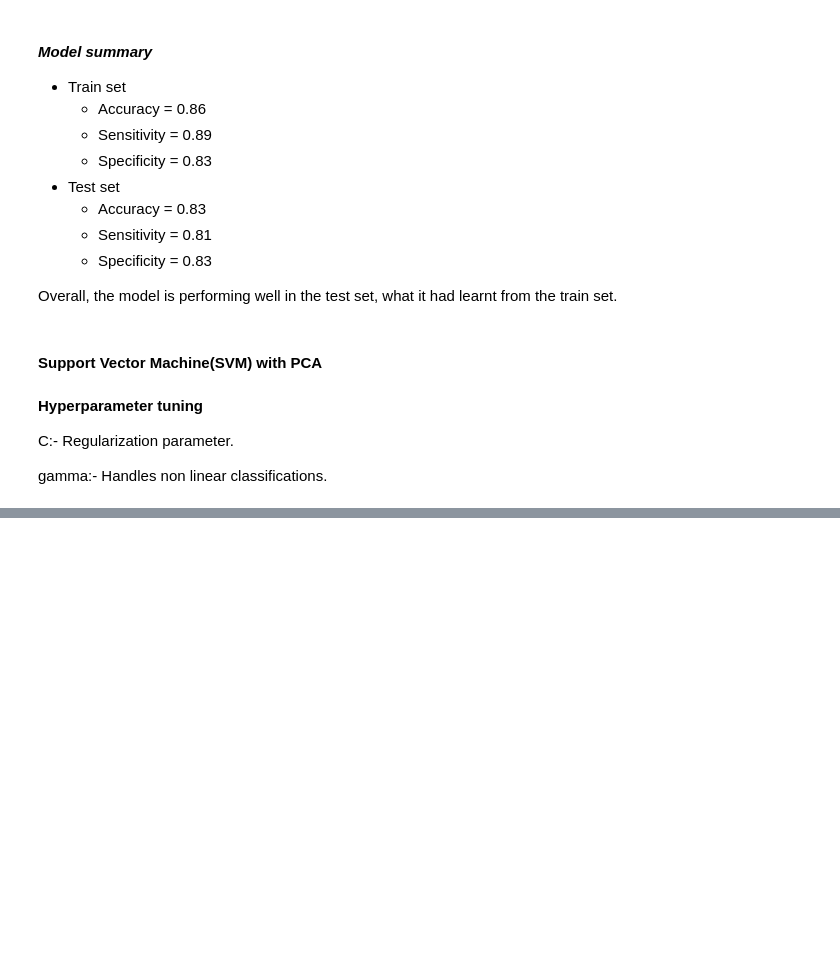
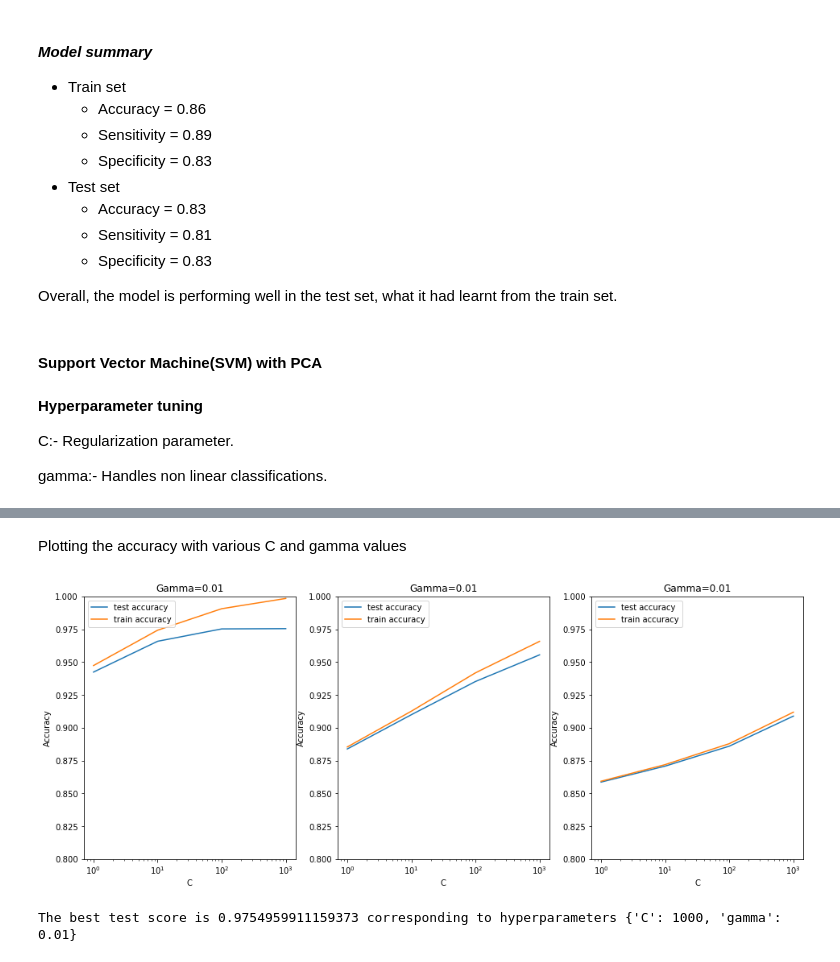
Before and after one commit to sumeet1396/Telecom-churn-case-study, a Jupyter notebook: telecom-churn.ipynb, the cells around one changed output, grey strips where cells are left out. Drawn from its saved outputs; the diff is of its cells as text; code cells hidden in the pictures; blank space fills up the shorter version.

```diff
--- a/telecom-churn.ipynb
+++ b/telecom-churn.ipynb
@@ -1065,0 +1061,4 @@ GridSearchCV(cv=3, estimator=SVC(),
+# %%
+# cv results
+cvResults = pd.DataFrame(modelCV.cv_results_)
+cvResults
@@ -1065,0 +1079,34 @@ GridSearchCV(cv=3, estimator=SVC(),
+# %% [markdown]
+Plotting the accuracy with various C and gamma values
+# %%
+# converting C to numeric type for plotting on x-axis
+cvResults['param_C'] = cvResults['param_C'].astype('int')
+# %%
+def funplot(val, gamma):
+    # subplot 1/3
+    plt.subplot(val)
+    gamma_01 = cvResults[cvResults['param_gamma']==gamma]
+
+    plt.plot(gamma_01["param_C"], gamma_01["mean_test_score"])
+    plt.plot(gamma_01["param_C"], gamma_01["mean_train_score"])
+    plt.xlabel('C')
+    plt.ylabel('Accuracy')
+    plt.title("Gamma=0.01")
+    plt.ylim([0.80, 1])
+    plt.legend(['test accuracy', 'train accuracy'], loc='upper left')
+    plt.xscale('log')
+# %%
+plt.figure(figsize=(16,6))
+funplot(131, 0.01)
+funplot(132, 0.001)
+funplot(133, 0.0001)
+# %% [output]
+[figure, added]
+# %%
+# Printing the best score
+bestScore = modelCV.best_score_
+bestHyperparams = modelCV.best_params_
+
+print("The best test score is {0} corresponding to hyperparameters {1}".format(bestScore, bestHyperparams))
+# %% [output]
+The best test score is 0.9754959911159373 corresponding to hyperparameters {'C': 1000, 'gamma': 0.01}
```
Also changed, not shown: parts of 134 cells of this notebook.
